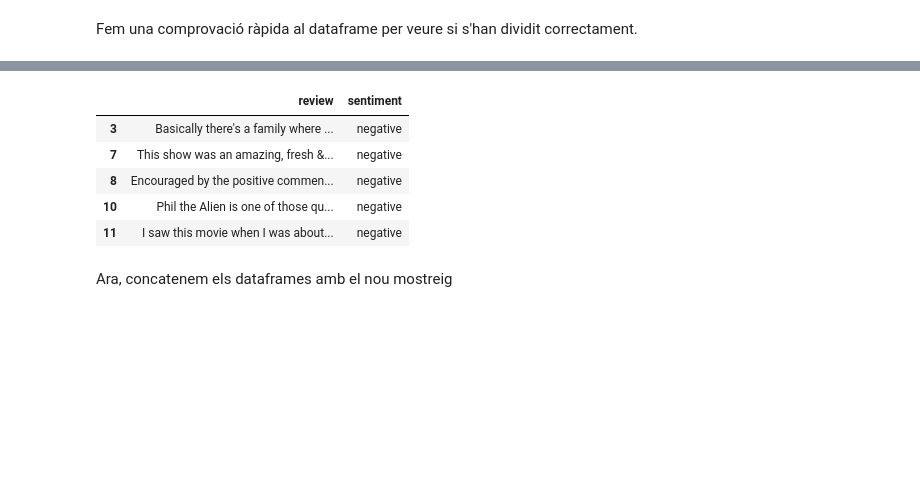
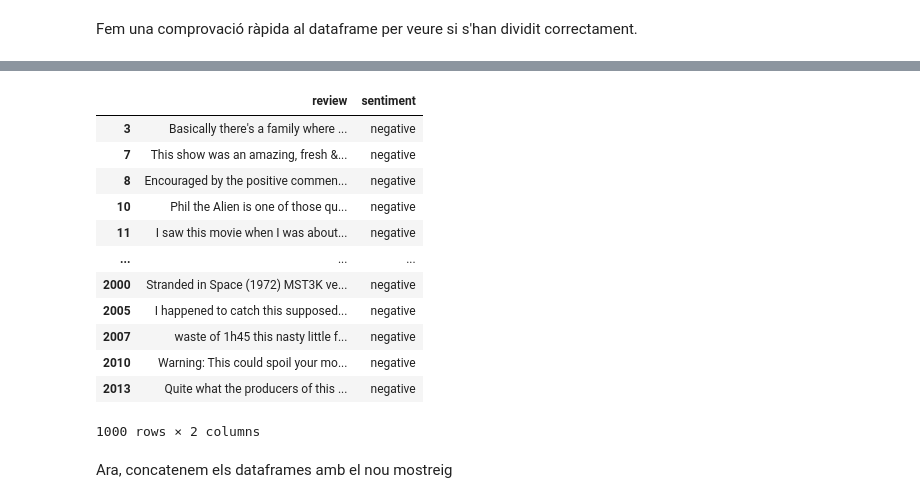
Before and after one commit to edaimon/projecte-final-it-academy, a Jupyter notebook: Projecte_Final_EDJ.ipynb, the cells around one changed output, grey strips where cells are left out. Cells and saved outputs as stored; diff of their text form; code cells hidden in the pictures; blank space fills up the shorter version.

```diff
--- a/Projecte_Final_EDJ.ipynb
+++ b/Projecte_Final_EDJ.ipynb
@@ -89,12 +97,19 @@ df_positive.head()
 # %%
-df_negative.head()
+df_negative
 # %% [output]
 |  | review | sentiment |
 | 3 | Basically there's a family where ... | negative |
 | 7 | This show was an amazing, fresh &... | negative |
 | 8 | Encouraged by the positive commen... | negative |
 | 10 | Phil the Alien is one of those qu... | negative |
 | 11 | I saw this movie when I was about... | negative |
+| ... | ... | ... |
+| 2000 | Stranded in Space (1972) MST3K ve... | negative |
+| 2005 | I happened to catch this supposed... | negative |
+| 2007 | waste of 1h45 this nasty little f... | negative |
+| 2010 | Warning: This could spoil your mo... | negative |
+| 2013 | Quite what the producers of this ... | negative |
+1000 rows × 2 columns
 # %% [markdown]
 Ara, concatenem els dataframes amb el nou mostreig
 # %%
```
Also changed, not shown: parts of 5 cells of this notebook.
